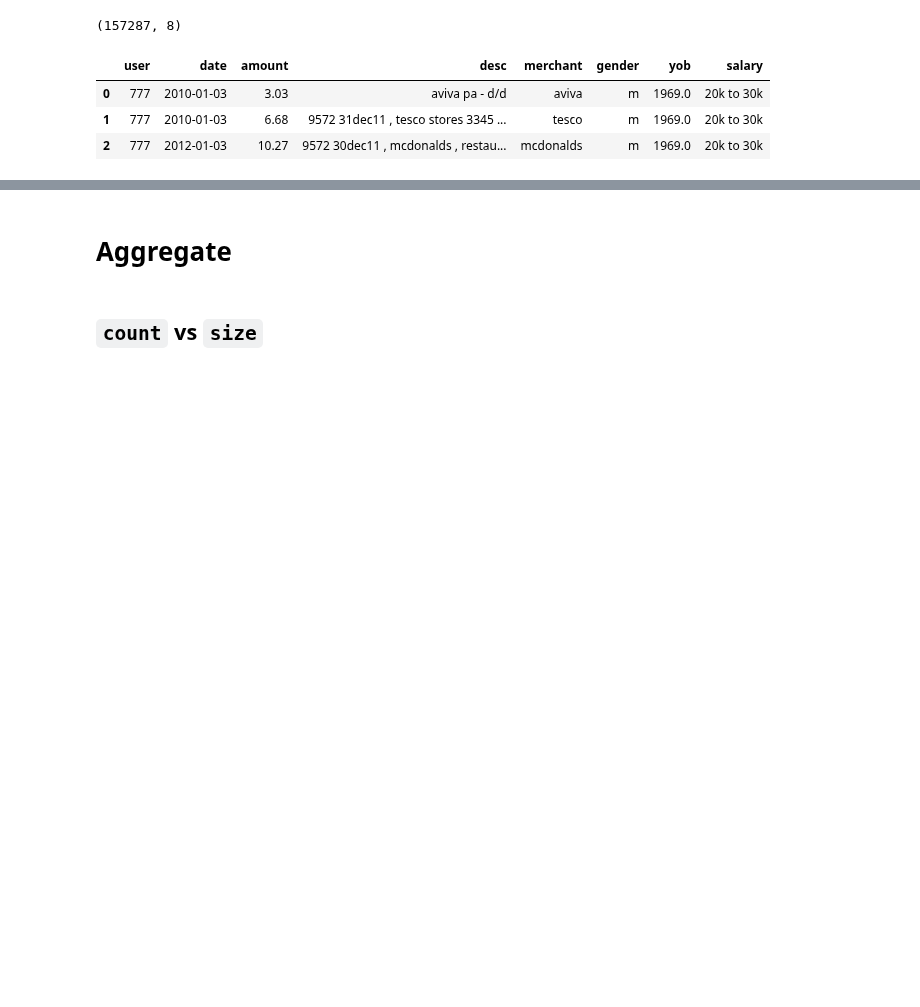
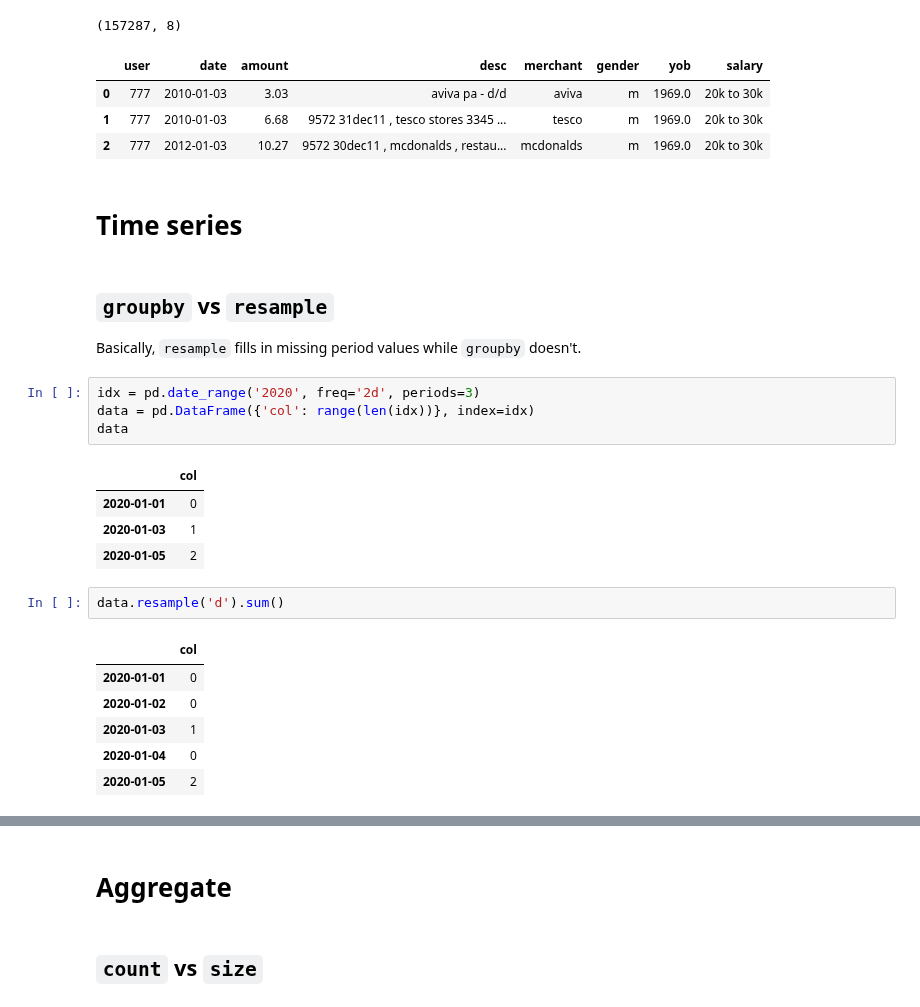
Before and after one commit to fabiangunzinger/blog, a Jupyter notebook: _notebooks/2021-03-12-pandas-essentials.ipynb, the cells around one changed output, grey strips where cells are left out. Cells and saved outputs as stored; diff of their text form; blank space fills up the shorter version.

```diff
--- a/_notebooks/2021-03-12-pandas-essentials.ipynb
+++ b/_notebooks/2021-03-12-pandas-essentials.ipynb
@@ -43,3 +43,27 @@ df.head(3)
 | 0 | 777 | 2010-01-03 | 3.03 | aviva pa - d/d | aviva | m | 1969.0 | 20k to 30k |
 | 1 | 777 | 2010-01-03 | 6.68 | 9572 31dec11 , tesco stores 3345 ... | tesco | m | 1969.0 | 20k to 30k |
 | 2 | 777 | 2012-01-03 | 10.27 | 9572 30dec11 , mcdonalds , restau... | mcdonalds | m | 1969.0 | 20k to 30k |
+# %% [markdown]
+# Time series
+# %% [markdown]
+## `groupby` vs `resample`
+
+Basically, `resample` fills in missing period values while `groupby` doesn't.
+# %%
+idx = pd.date_range('2020', freq='2d', periods=3)
+data = pd.DataFrame({'col': range(len(idx))}, index=idx)
+data
+# %% [output]
+|  | col |
+| 2020-01-01 | 0 |
+| 2020-01-03 | 1 |
+| 2020-01-05 | 2 |
+# %%
+data.resample('d').sum()
+# %% [output]
+|  | col |
+| 2020-01-01 | 0 |
+| 2020-01-02 | 0 |
+| 2020-01-03 | 1 |
+| 2020-01-04 | 0 |
+| 2020-01-05 | 2 |
```
Also changed, not shown: parts of 8 cells of this notebook, 2 other files.
